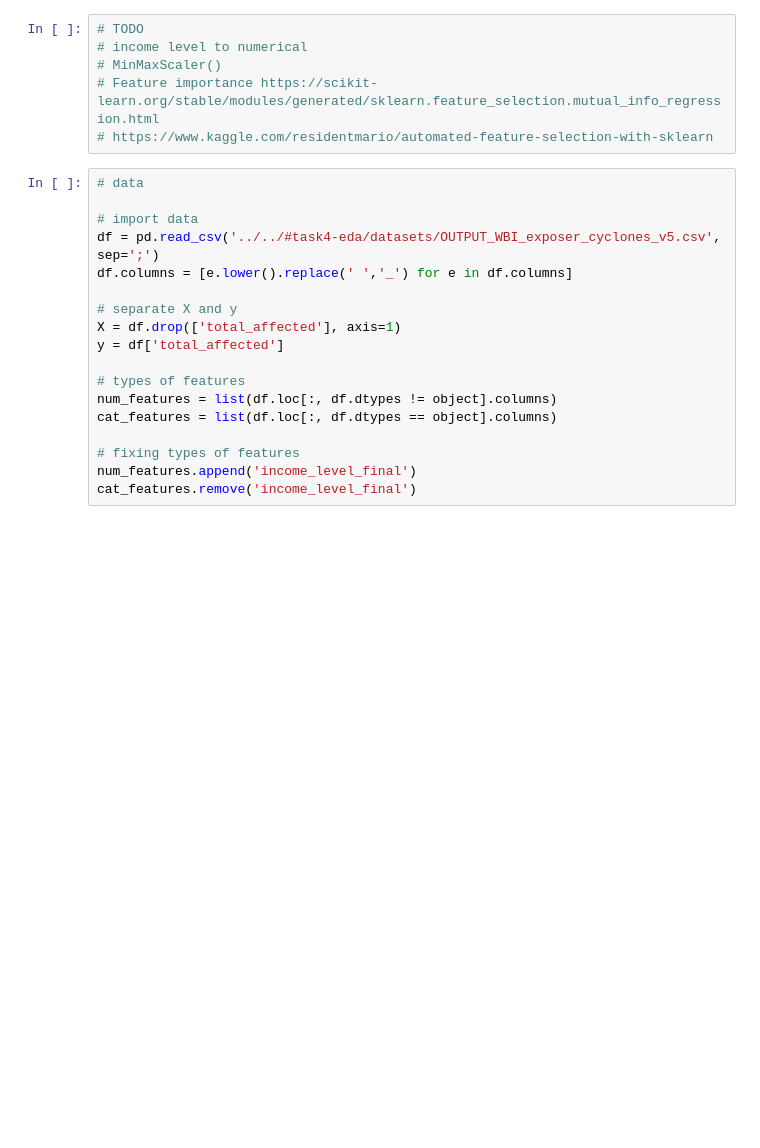
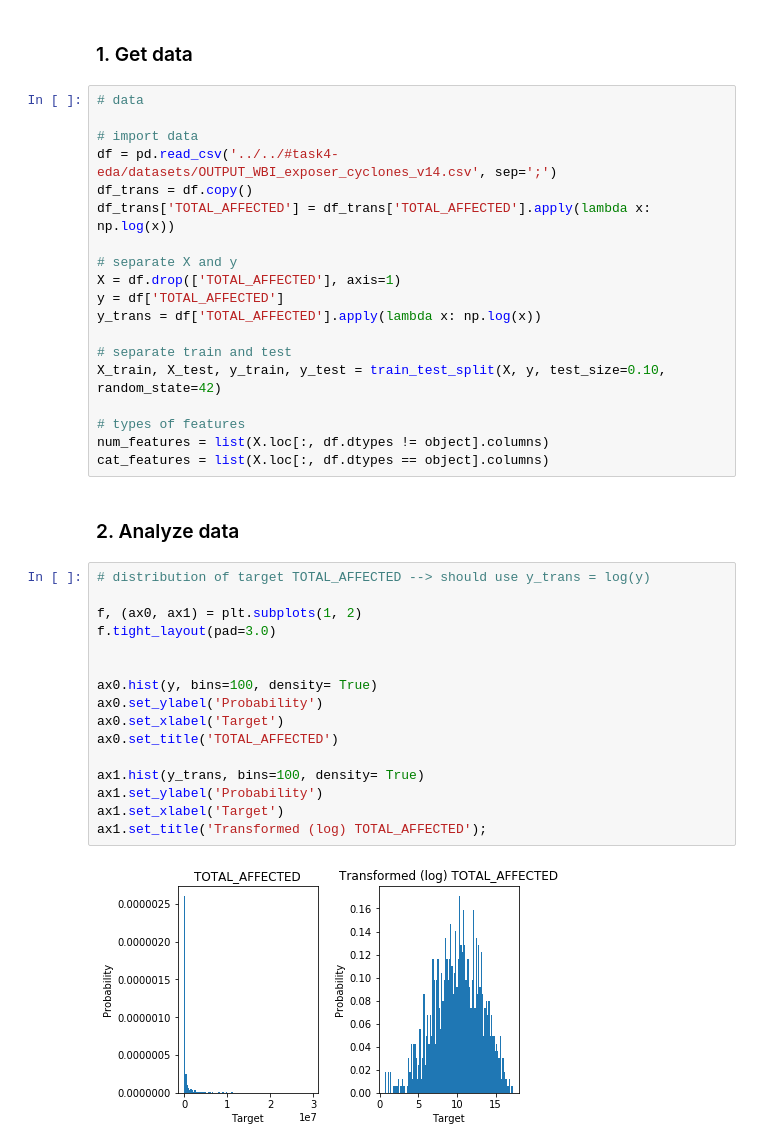
Before and after one commit to OmdenaAI/wfpdisrel, a Jupyter notebook: #task3-model/model-e-RandomForest/random_forest_bego.ipynb, the cells around one changed output. Cells and saved outputs as stored; diff of their text form; blank space fills up the shorter version.

```diff
--- a/#task3-model/model-e-RandomForest/random_forest_bego.ipynb
+++ b/#task3-model/model-e-RandomForest/random_forest_bego.ipynb
@@ -18,27 +20,44 @@ import datetime
 
 import warnings
 warnings.filterwarnings('ignore')
-# %%
-# TODO
-# income level to numerical
-# MinMaxScaler()
-# Feature importance https://scikit-learn.org/stable/modules/generated/sklearn.feature_selection.mutual_info_regression.html
-# https://www.kaggle.com/residentmario/automated-feature-selection-with-sklearn
+# %% [markdown]
+### 1. Get data
 # %%
 # data
 
 # import data
-df = pd.read_csv('../../#task4-eda/datasets/OUTPUT_WBI_exposer_cyclones_v5.csv', sep=';')
-df.columns = [e.lower().replace(' ','_') for e in df.columns]
+df = pd.read_csv('../../#task4-eda/datasets/OUTPUT_WBI_exposer_cyclones_v14.csv', sep=';')
+df_trans = df.copy()
+df_trans['TOTAL_AFFECTED'] = df_trans['TOTAL_AFFECTED'].apply(lambda x: np.log(x))
 
 # separate X and y
-X = df.drop(['total_affected'], axis=1)
-y = df['total_affected']
+X = df.drop(['TOTAL_AFFECTED'], axis=1)
+y = df['TOTAL_AFFECTED']
+y_trans = df['TOTAL_AFFECTED'].apply(lambda x: np.log(x))
+
+# separate train and test
+X_train, X_test, y_train, y_test = train_test_split(X, y, test_size=0.10, random_state=42)
 
 # types of features
-num_features = list(df.loc[:, df.dtypes != object].columns)
-cat_features = list(df.loc[:, df.dtypes == object].columns)
-
-# fixing types of features
-num_features.append('income_level_final')
-cat_features.remove('income_level_final')
+num_features = list(X.loc[:, df.dtypes != object].columns)
+cat_features = list(X.loc[:, df.dtypes == object].columns)
+# %% [markdown]
+### 2. Analyze data
+# %%
+# distribution of target TOTAL_AFFECTED --> should use y_trans = log(y)
+
+f, (ax0, ax1) = plt.subplots(1, 2)
+f.tight_layout(pad=3.0)
+
+
+ax0.hist(y, bins=100, density= True)
+ax0.set_ylabel('Probability')
+ax0.set_xlabel('Target')
+ax0.set_title('TOTAL_AFFECTED')
+
+ax1.hist(y_trans, bins=100, density= True)
+ax1.set_ylabel('Probability')
+ax1.set_xlabel('Target')
+ax1.set_title('Transformed (log) TOTAL_AFFECTED');
+# %% [output]
+[figure, added]
```
Also changed, not shown: parts of 20 cells of this notebook.
